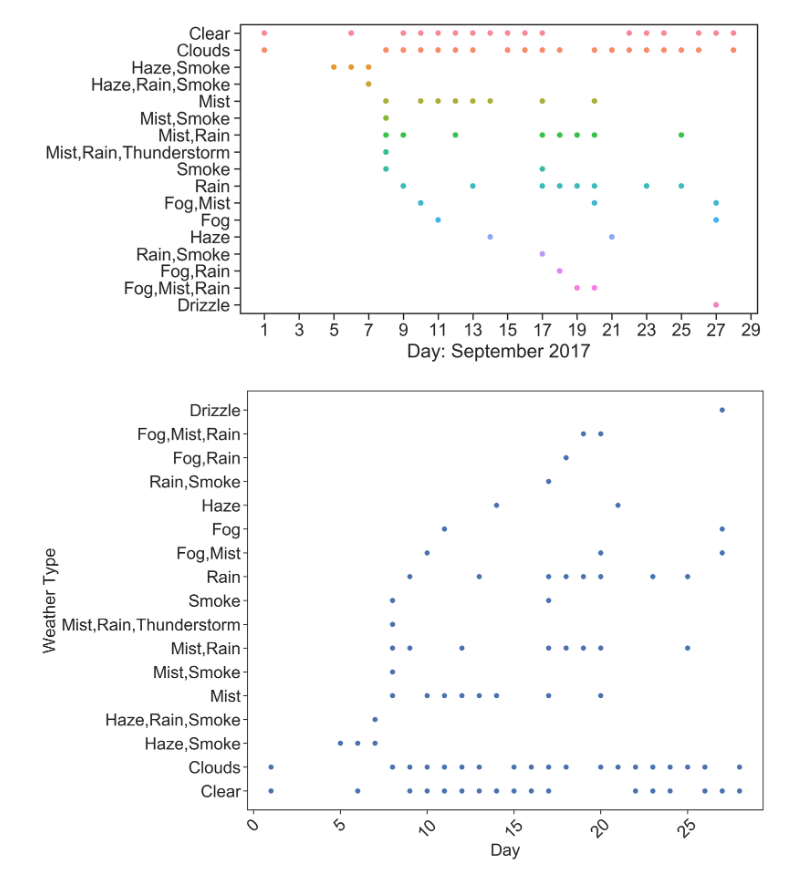
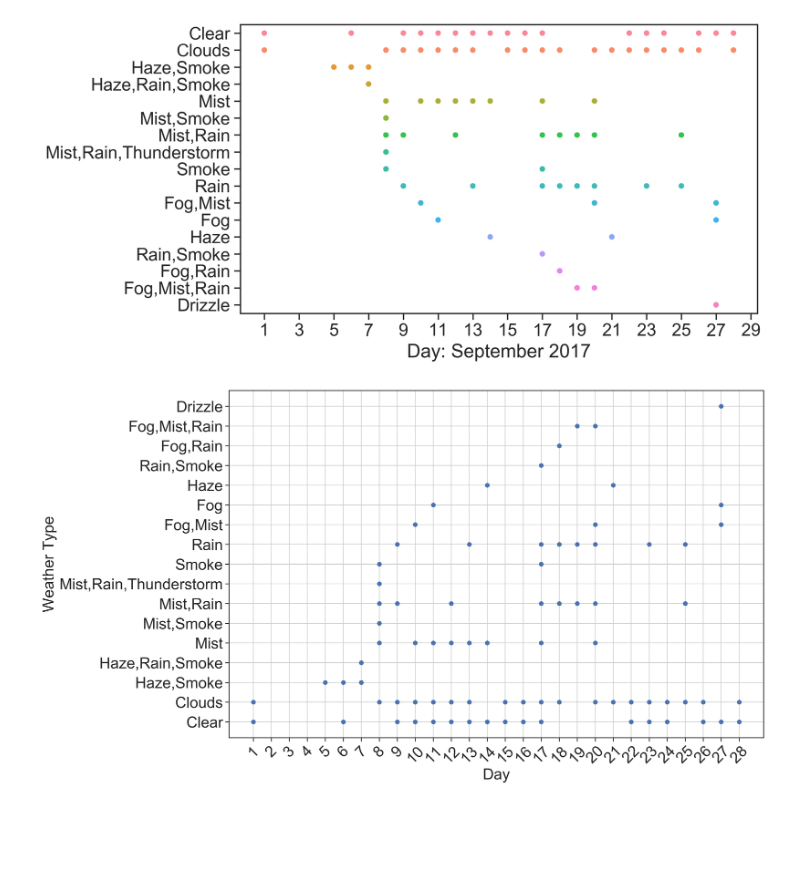
Before and after one commit to dougct/carsharing-prediction, a Jupyter notebook: src/temporal-analyses/Characterization.ipynb, the cells around one changed output. Drawn from its saved outputs; the diff is of its cells as text; code cells hidden in the pictures; blank space fills up the shorter version.

```diff
--- a/src/temporal-analyses/Characterization.ipynb
+++ b/src/temporal-analyses/Characterization.ipynb
@@ -397,21 +397,28 @@ plt.show()
 # %%
 import numpy as np
 import matplotlib.pyplot as plt
 
 matplotlib.rcParams.update(font_params)
 
 fig, ax = plt.subplots()
 ax.scatter(df_weather['datetime'], df_weather['weather_main'])
 ax.set_xlabel('Day')
 ax.set_ylabel('Weather Type')
 ax.tick_params(axis='both', which='major')
 ax.tick_params(axis='both', which='minor')
+
+periods = list(range(1, 29))
+pos = [i + 1 for i, _ in enumerate(periods)]
+
+plt.xticks(pos, periods)
 plt.setp(ax.xaxis.get_ticklabels(),rotation=45)
 
+
+plt.grid()
 # Save chart.
 plt.savefig('charts/WeatherPeriod.pdf')
 
-plt.tight_layout()
+#plt.tight_layout()
 plt.show()
 # %% [output]
-[figure, old version]
+[figure, new version]
```
Also changed, not shown: parts of 7 cells of this notebook, 32 other files.
